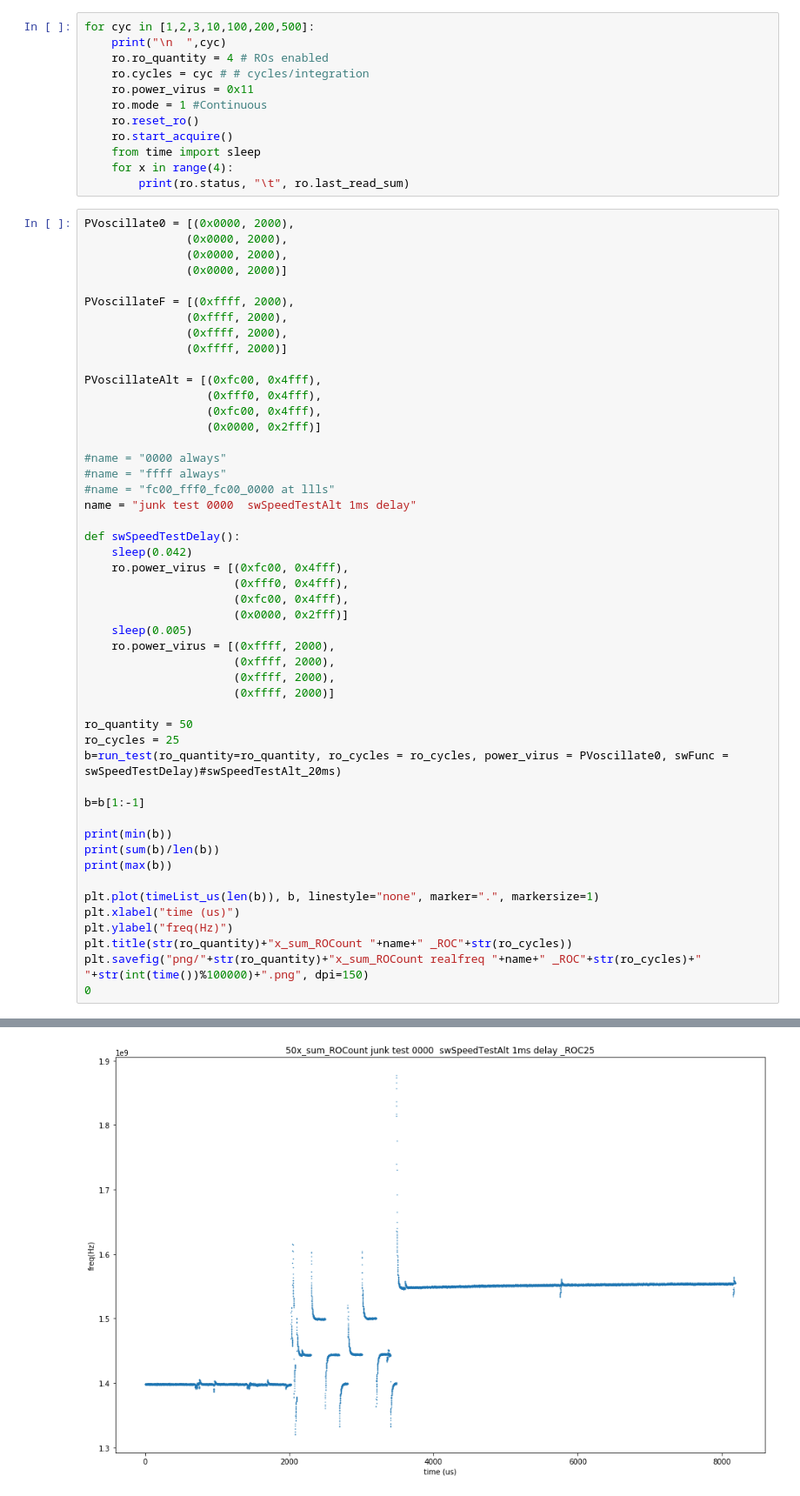
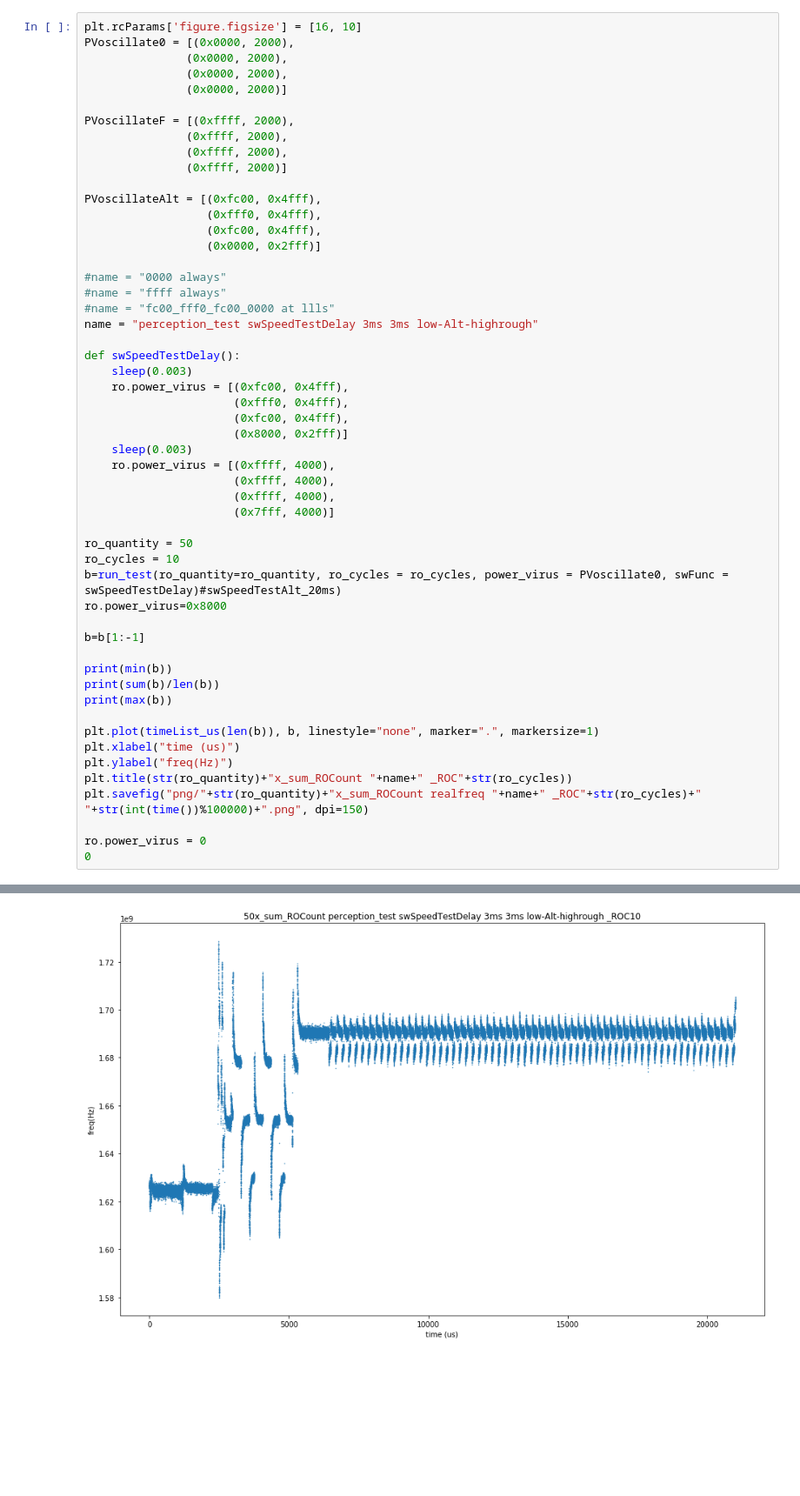
Before and after one commit to wiresboy/fpga-power-sidechannel, a Jupyter notebook: ro_tests.ipynb, the cells around one changed output, grey strips where cells are left out. Shown at 87% size. Cells and saved outputs as stored; diff of their text form; blank space fills up the shorter version.

```diff
--- a/ro_tests.ipynb
+++ b/ro_tests.ipynb
@@ -361,16 +214,5 @@ xlist = list(range(16))
-# %%
-for cyc in [1,2,3,10,100,200,500]:
-    print("\n  ",cyc)
-    ro.ro_quantity = 4 # ROs enabled
-    ro.cycles = cyc # # cycles/integration
-    ro.power_virus = 0x11
-    ro.mode = 1 #Continuous
-    ro.reset_ro()
-    ro.start_acquire()
-    from time import sleep
-    for x in range(4):
-        print(ro.status, "\t", ro.last_read_sum)
 # %%
+plt.rcParams['figure.figsize'] = [16, 10]
 PVoscillate0 = [(0x0000, 2000),
                (0x0000, 2000),
                (0x0000, 2000),
@@ -389,23 +231,24 @@ PVoscillateAlt = [(0xfc00, 0x4fff),
 #name = "0000 always"
 #name = "ffff always"
 #name = "fc00_fff0_fc00_0000 at llls"
-name = "junk test 0000  swSpeedTestAlt 1ms delay"
+name = "perception_test swSpeedTestDelay 3ms 3ms low-Alt-highrough"
 
 def swSpeedTestDelay():
-    sleep(0.042)
+    sleep(0.003)
     ro.power_virus = [(0xfc00, 0x4fff),
                       (0xfff0, 0x4fff),
                       (0xfc00, 0x4fff),
-                      (0x0000, 0x2fff)]
-    sleep(0.005)
-    ro.power_virus = [(0xffff, 2000),
-                      (0xffff, 2000),
-                      (0xffff, 2000),
-                      (0xffff, 2000)]
+                      (0x8000, 0x2fff)]
+    sleep(0.003)
+    ro.power_virus = [(0xffff, 4000),
+                      (0xffff, 4000),
+                      (0xffff, 4000),
+                      (0x7fff, 4000)]
 
 ro_quantity = 50
-ro_cycles = 25
+ro_cycles = 10
 b=run_test(ro_quantity=ro_quantity, ro_cycles = ro_cycles, power_virus = PVoscillate0, swFunc = swSpeedTestDelay)#swSpeedTestAlt_20ms)
+ro.power_virus=0x8000
 
 b=b[1:-1]
 
@@ -418,5 +261,7 @@ plt.xlabel("time (us)")
 plt.ylabel("freq(Hz)")
 plt.title(str(ro_quantity)+"x_sum_ROCount "+name+" _ROC"+str(ro_cycles))
 plt.savefig("png/"+str(ro_quantity)+"x_sum_ROCount realfreq "+name+" _ROC"+str(ro_cycles)+" "+str(int(time())%100000)+".png", dpi=150)
+
+ro.power_virus = 0
 0
 # %% [output]
@@ -427,2 +272,2 @@ period 0.5
 0
-[figure, old version]
+[figure, new version]
```
Also changed, not shown: parts of 20 cells of this notebook, 36 other files.
